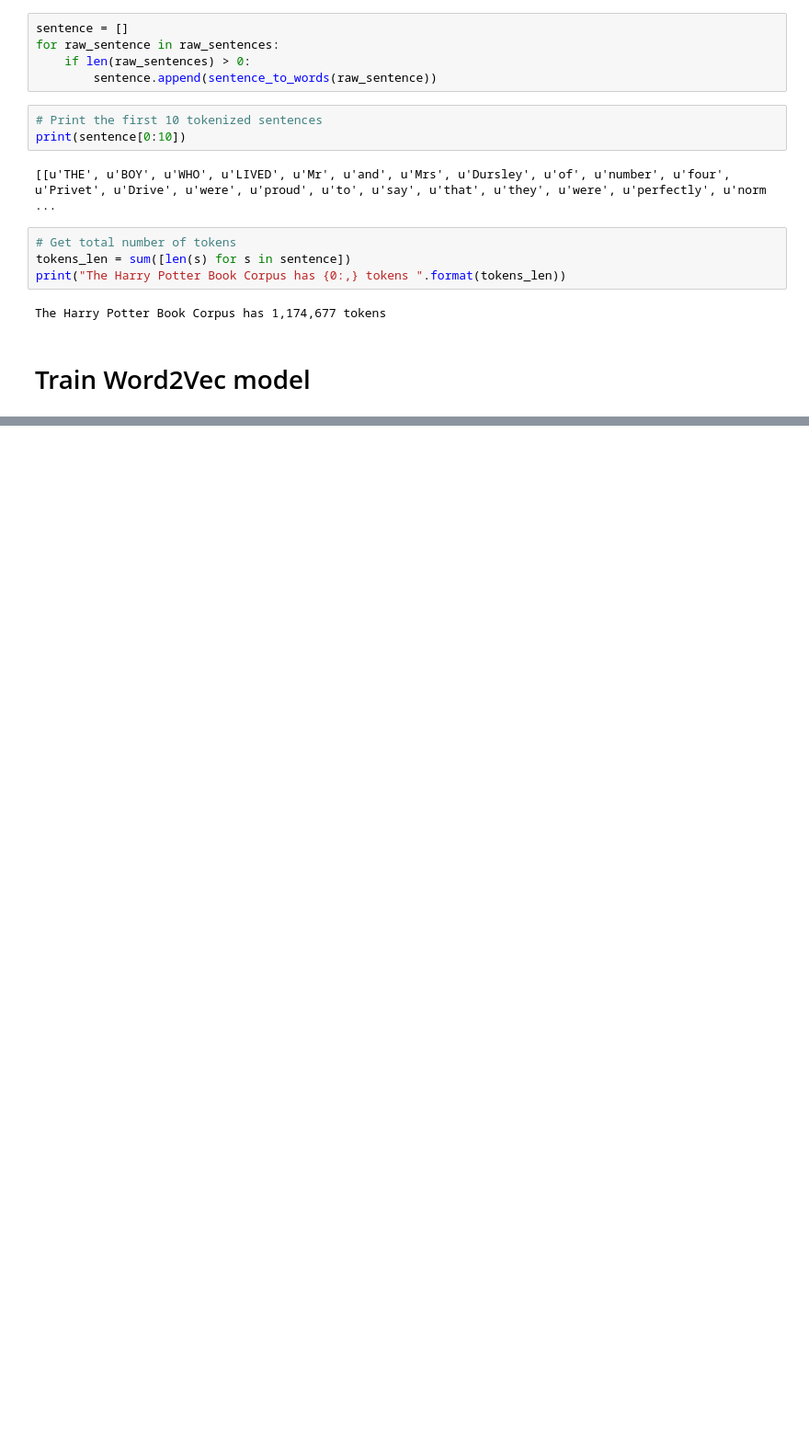
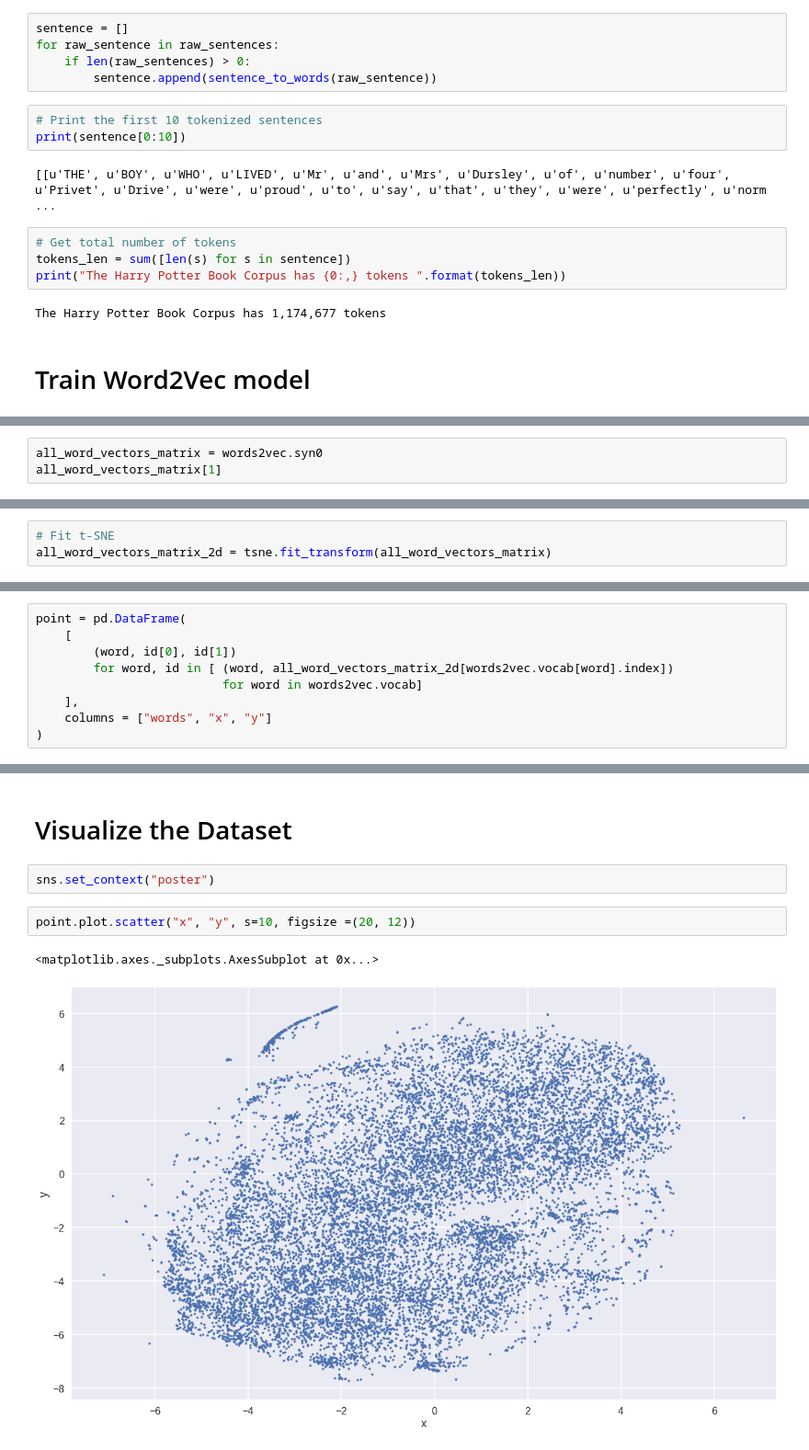
Before and after one commit to surajpaib/Deep-Learning, a Jupyter notebook: Word Vectors/Harry Potter word vectors/wordvectors.ipynb, the cells around one changed output, grey strips where cells are left out. Shown at 92% size. Saved outputs shown, nothing was run; the diff lists cells and outputs as text; blank space fills up the shorter version.

```diff
--- a/Word Vectors/Harry Potter word vectors/wordvectors.ipynb
+++ b/Word Vectors/Harry Potter word vectors/wordvectors.ipynb
@@ -102,0 +162,3 @@ The Harry Potter Book Corpus has 1,174,677 tokens
+# %%
+all_word_vectors_matrix = words2vec.syn0
+all_word_vectors_matrix[1]
@@ -102,0 +183,3 @@ The Harry Potter Book Corpus has 1,174,677 tokens
+# %%
+# Fit t-SNE
+all_word_vectors_matrix_2d = tsne.fit_transform(all_word_vectors_matrix)
@@ -102,0 +188,9 @@ The Harry Potter Book Corpus has 1,174,677 tokens
+# %%
+point = pd.DataFrame(
+    [
+        (word, id[0], id[1])
+        for word, id in [ (word, all_word_vectors_matrix_2d[words2vec.vocab[word].index])
+                          for word in words2vec.vocab]
+    ],
+    columns = ["words", "x", "y"]
+)
@@ -102,0 +211,9 @@ The Harry Potter Book Corpus has 1,174,677 tokens
+# %% [markdown]
+# Visualize the Dataset
+# %%
+sns.set_context("poster")
+# %%
+point.plot.scatter("x", "y", s=10, figsize =(20, 12))
+# %% [output]
+<matplotlib.axes._subplots.AxesSubplot at 0x...>
+[figure, added]
```
Also changed, not shown: parts of 21 cells of this notebook, 1 other file.
